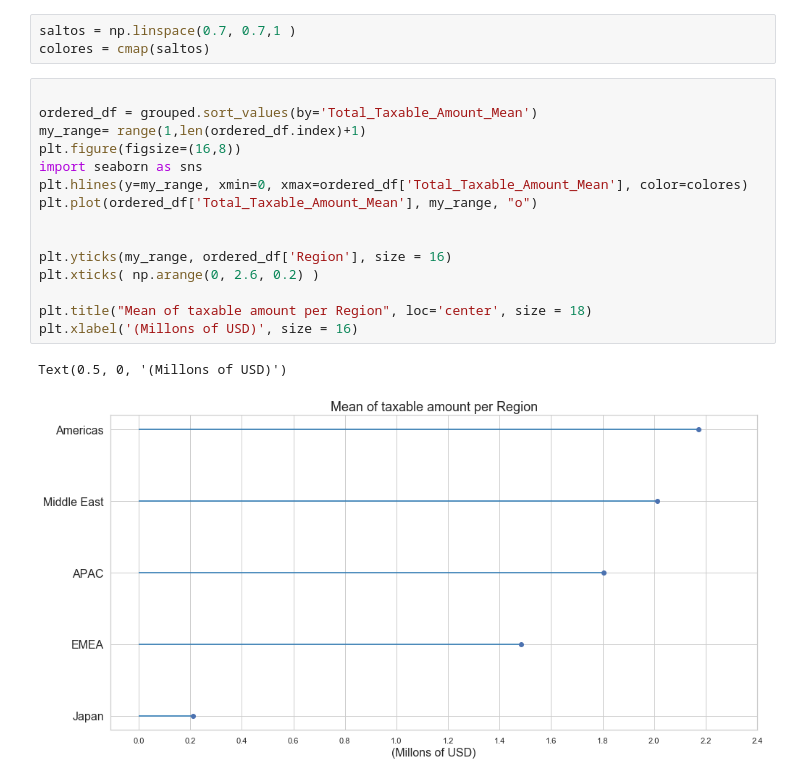
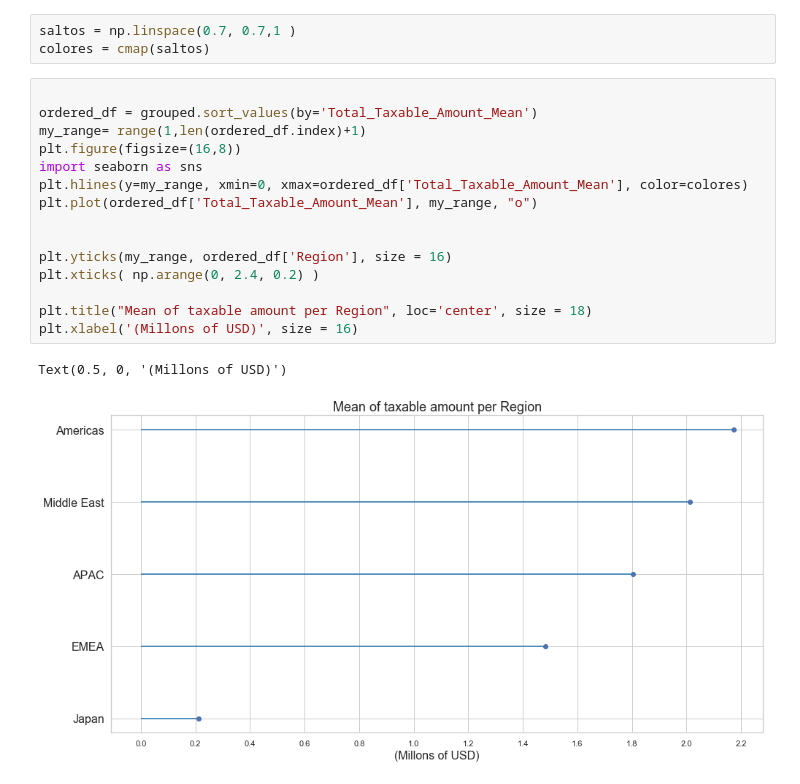
Before and after one commit to RiedelNicolas/75.06-2C2020-TP1, a Jupyter notebook: AnalisisGeografico.ipynb, the cells around one changed output. Saved outputs shown, nothing was run; the diff lists cells and outputs as text.

```diff
--- a/AnalisisGeografico.ipynb
+++ b/AnalisisGeografico.ipynb
@@ -510,18 +510,18 @@ colores = cmap(saltos)
 # %%
 
 ordered_df = grouped.sort_values(by='Total_Taxable_Amount_Mean')
 my_range= range(1,len(ordered_df.index)+1)
 plt.figure(figsize=(16,8))
 import seaborn as sns
 plt.hlines(y=my_range, xmin=0, xmax=ordered_df['Total_Taxable_Amount_Mean'], color=colores)
 plt.plot(ordered_df['Total_Taxable_Amount_Mean'], my_range, "o")
 
 
 plt.yticks(my_range, ordered_df['Region'], size = 16)
-plt.xticks( np.arange(0, 2.6, 0.2) )
+plt.xticks( np.arange(0, 2.4, 0.2) )
 
 plt.title("Mean of taxable amount per Region", loc='center', size = 18)
 plt.xlabel('(Millons of USD)', size = 16)
 # %% [output]
 Text(0.5, 0, '(Millons of USD)')
-[figure, old version]
+[figure, new version]
```
Also changed, not shown: parts of 2 cells of this notebook.
